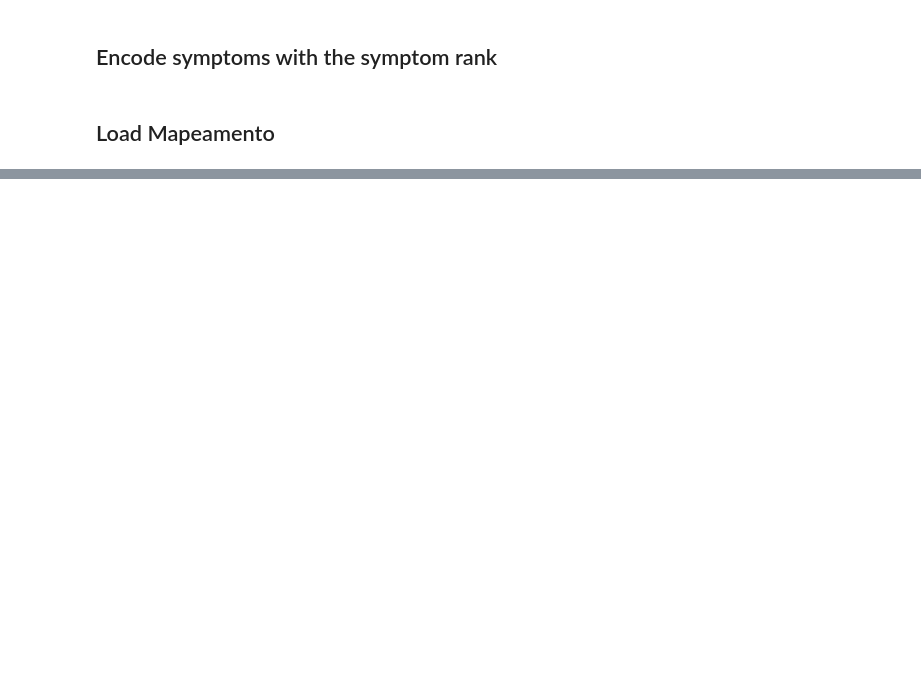
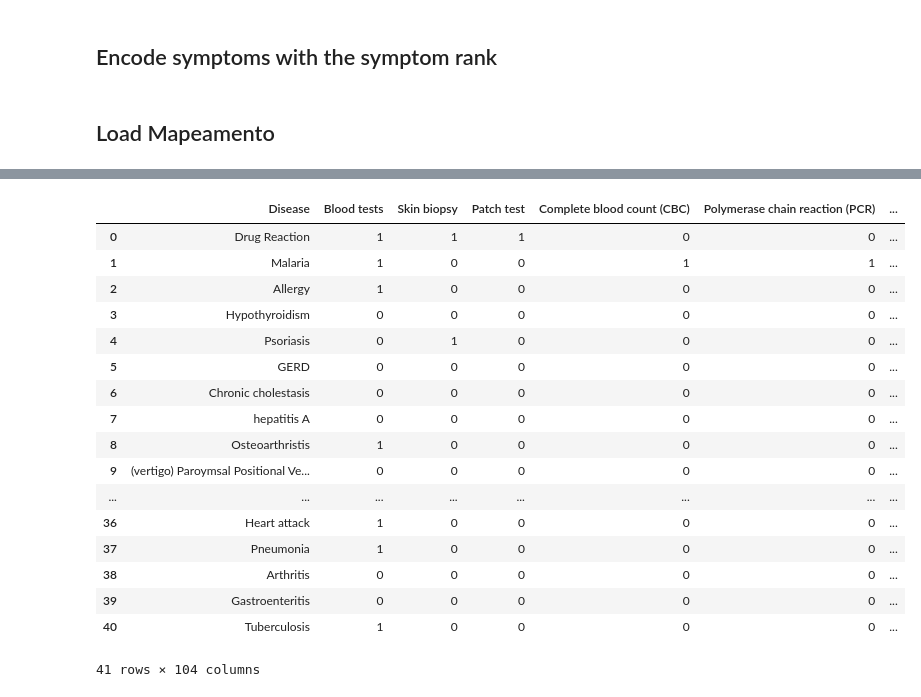
Before and after one commit to SusanaMarques/QuickCheck-RecommendationSystem, a Jupyter notebook: dataTest1.ipynb, the cells around one changed output, grey strips where cells are left out. Drawn from its saved outputs; the diff is of its cells as text; code cells hidden in the pictures; blank space fills up the shorter version.

```diff
--- a/dataTest1.ipynb
+++ b/dataTest1.ipynb
@@ -24,4 +30 @@ data.describe()
 | freq | 120 | 822 | 870 | 726 | 378 | 348 | 390 | 264 | 276 | ... |
-# %%
-data = data.fillna(0)
-data.head()
@@ -82,0 +152,43 @@ mapeamento.head()
+# %%
+mapeamentoCols = pd.unique(mapeamento.drop('Disease',1).values.flatten())
+
+onlyTestCols=[]
+onlyTestCols = mapeamentoCols[mapeamentoCols==mapeamentoCols]
+dfCols = np.insert(onlyTestCols, 0, 'Disease')
+
+dfValues = []
+for elem in mapeamento.values:
+    line=[]
+    line.append(elem[0])
+    elemlist= elem.tolist()
+    del elemlist[0]
+    for test in onlyTestCols:
+        if(elemlist.count(test)>0):
+            line.append(1)
+        else:
+            line.append(0)
+    dfValues.append(line)
+
+testsDf = pd.DataFrame(data=dfValues, columns=dfCols)
+testsDf.to_csv("./Data/mapProcessed.csv", index=False)
+
+testsDf
+# %% [output]
+|  | Disease | Blood tests | Skin biopsy | Patch test | Complete blood count (CBC) | Polymerase chain reaction (PCR) | ... |
+| 0 | Drug Reaction | 1 | 1 | 1 | 0 | 0 | ... |
+| 1 | Malaria | 1 | 0 | 0 | 1 | 1 | ... |
+| 2 | Allergy | 1 | 0 | 0 | 0 | 0 | ... |
+| 3 | Hypothyroidism | 0 | 0 | 0 | 0 | 0 | ... |
+| 4 | Psoriasis | 0 | 1 | 0 | 0 | 0 | ... |
+| 5 | GERD | 0 | 0 | 0 | 0 | 0 | ... |
+| 6 | Chronic cholestasis | 0 | 0 | 0 | 0 | 0 | ... |
+| 7 | hepatitis A | 0 | 0 | 0 | 0 | 0 | ... |
+| 8 | Osteoarthristis | 1 | 0 | 0 | 0 | 0 | ... |
+| 9 | (vertigo) Paroymsal Positional Ve... | 0 | 0 | 0 | 0 | 0 | ... |
+| ... | ... | ... | ... | ... | ... | ... | ... |
+| 36 | Heart attack | 1 | 0 | 0 | 0 | 0 | ... |
+| 37 | Pneumonia | 1 | 0 | 0 | 0 | 0 | ... |
+| 38 | Arthritis | 0 | 0 | 0 | 0 | 0 | ... |
+| 39 | Gastroenteritis | 0 | 0 | 0 | 0 | 0 | ... |
+| 40 | Tuberculosis | 1 | 0 | 0 | 0 | 0 | ... |
+41 rows × 104 columns
```
Also changed, not shown: parts of 10 cells of this notebook, 5 other files.
